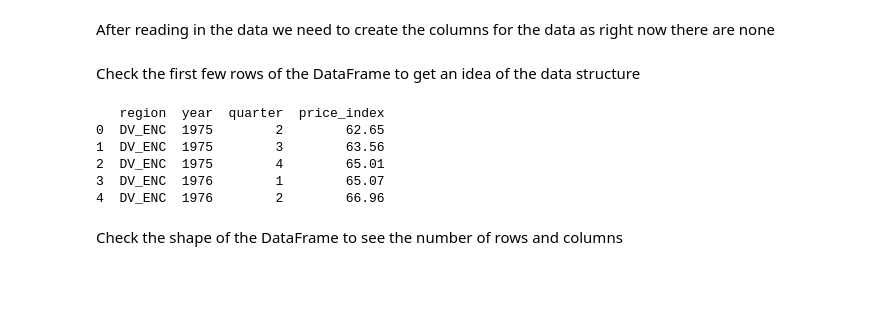
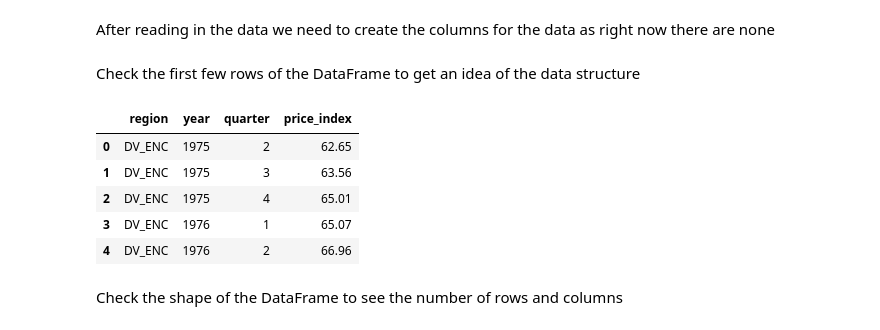
Before and after one commit to inigocapinpin/capinpin, a Jupyter notebook: finaltutorialhousingcrisis (4).ipynb, the cells around one changed output. Cells and saved outputs as stored; diff of their text form; code cells hidden in the pictures; blank space fills up the shorter version.

```diff
--- a/finaltutorialhousingcrisis.ipynb
+++ b/finaltutorialhousingcrisis (4).ipynb
@@ -55,14 +83,14 @@ data.columns = ['region', 'year', 'quarter', 'price_index']
 # %% [markdown]
 Check the first few rows of the DataFrame to get an idea of the data structure
 # %%
-print(data.head())
+display(data.head())
 # %% [output]
-   region  year  quarter  price_index
-0  DV_ENC  1975        2        62.65
-1  DV_ENC  1975        3        63.56
-2  DV_ENC  1975        4        65.01
-3  DV_ENC  1976        1        65.07
-4  DV_ENC  1976        2        66.96
+|  | region | year | quarter | price_index |
+| 0 | DV_ENC | 1975 | 2 | 62.65 |
+| 1 | DV_ENC | 1975 | 3 | 63.56 |
+| 2 | DV_ENC | 1975 | 4 | 65.01 |
+| 3 | DV_ENC | 1976 | 1 | 65.07 |
+| 4 | DV_ENC | 1976 | 2 | 66.96 |
 # %% [markdown]
 Check the shape of the DataFrame to see the number of rows and columns
 # %%
```
Also changed, not shown: parts of 30 cells of this notebook, 1 other file.
